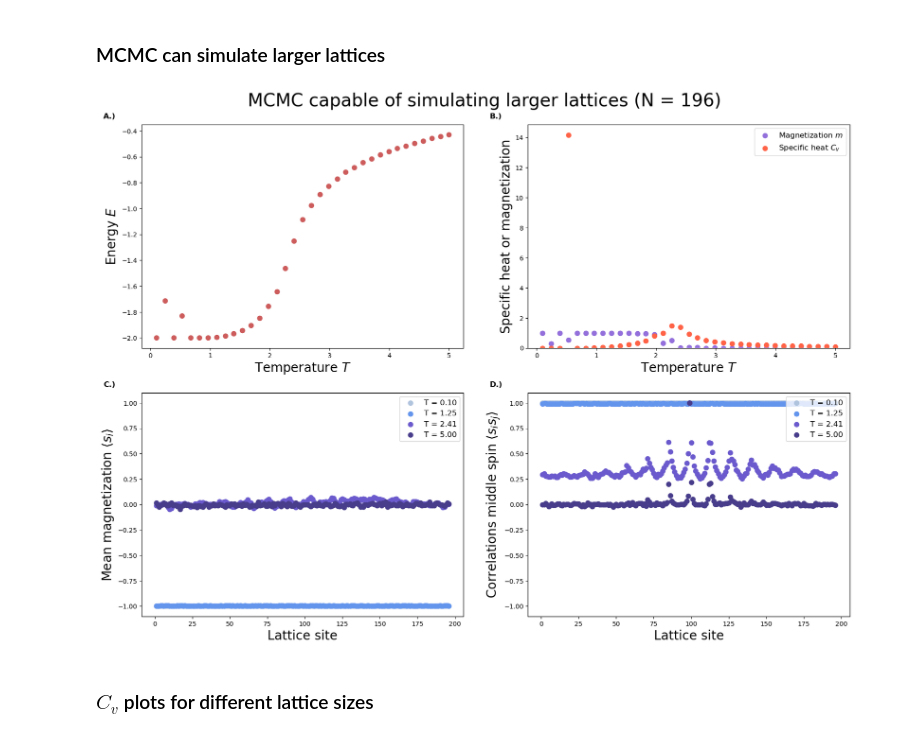
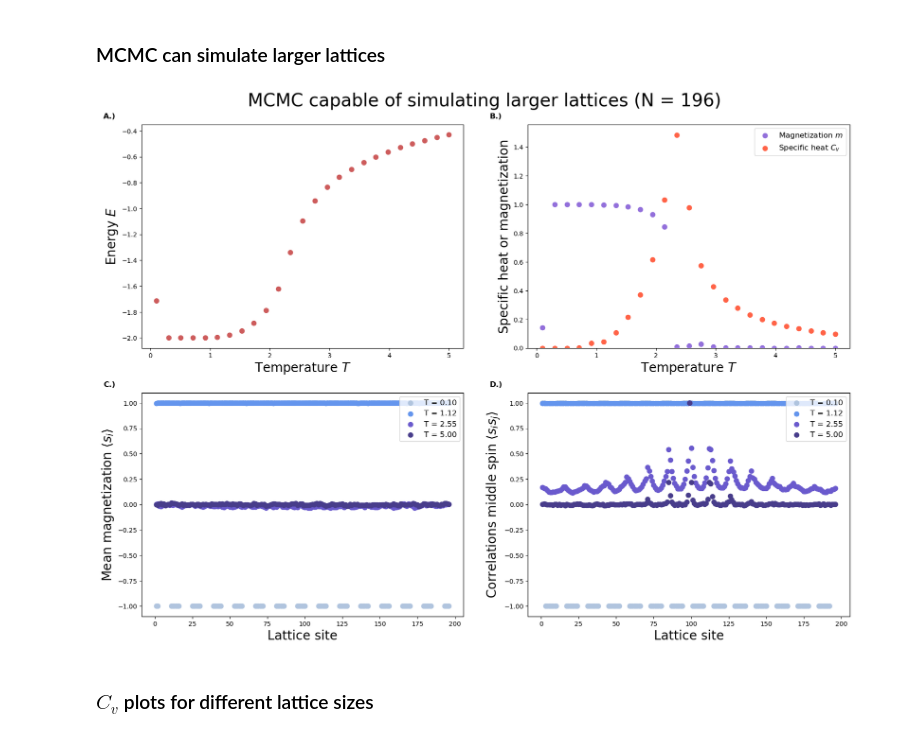
Before and after one commit to Victor-Alessandro/QBM-code, a Jupyter notebook: Classical Forward Ising Problem.ipynb, the cells around one changed output. Cells and saved outputs as stored; diff of their text form; code cells hidden in the pictures.

```diff
--- a/Classical Forward Ising Problem.ipynb
+++ b/Classical Forward Ising Problem.ipynb
@@ -348,19 +348,19 @@ plt.savefig(("Figures/Classical Forward Ising Problem/nb_L=%.0f_w=%.2f_h=%2.f_eq
 # %% [markdown]
 ### MCMC can simulate larger lattices
 # %%
-mcSteps = 2**14  #  number of MC sweeps for calculation
+mcSteps = 2**16  #  number of MC sweeps for calculation
 L       = 14     #  simulation breaks down for values larger than 14
-nt      = 35
+nt      = 25
 h       = 0
 W, H    = generate_weights_nearest_neighbour(L,w,h)  #  get nearest neighbour weights
 
 E_mc,M_mc,Cv_mc,X_mc,Ci_mc,CiCj_mc,T, = ising_solve_mc(L, T_min, T_max, nt, W, H, eqSteps, mcSteps)
 
 title = ('MCMC capable of simulating larger lattices (N = %.0f)' % L**2)
 plot_mc(E_mc, M_mc, Cv_mc, Ci_mc, CiCj_mc, T, title)
 plt.savefig(("Figures/Classical Forward Ising Problem/nb_L=%.0f_w=%.2f_h=%2.f_eqSteps=%.0f_mcSteps=%.0f.png"%(L,w,h,eqSteps,mcSteps)), bbox_inches='tight')
 # %% [output]
-[figure, old version]
+[figure, new version]
 # %% [markdown]
 ### $C_v$ plots for different lattice sizes
 # %%
```
Also changed, not shown: parts of 7 cells of this notebook, 2 other files.
